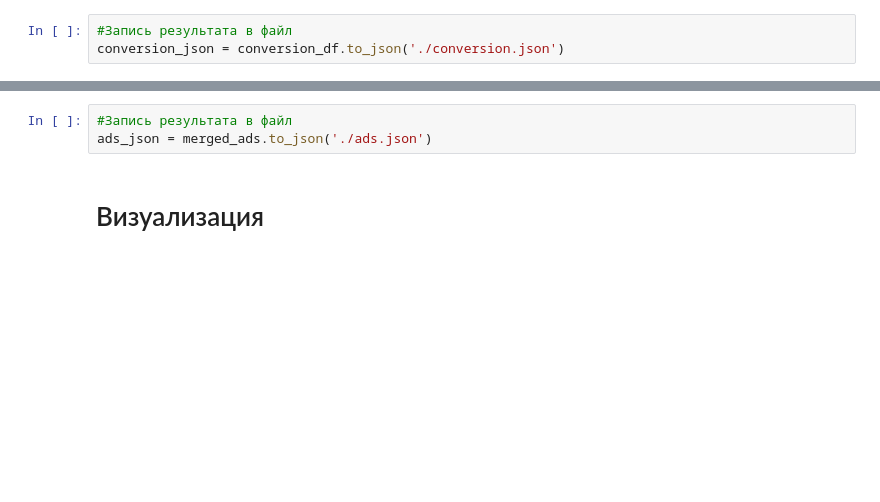
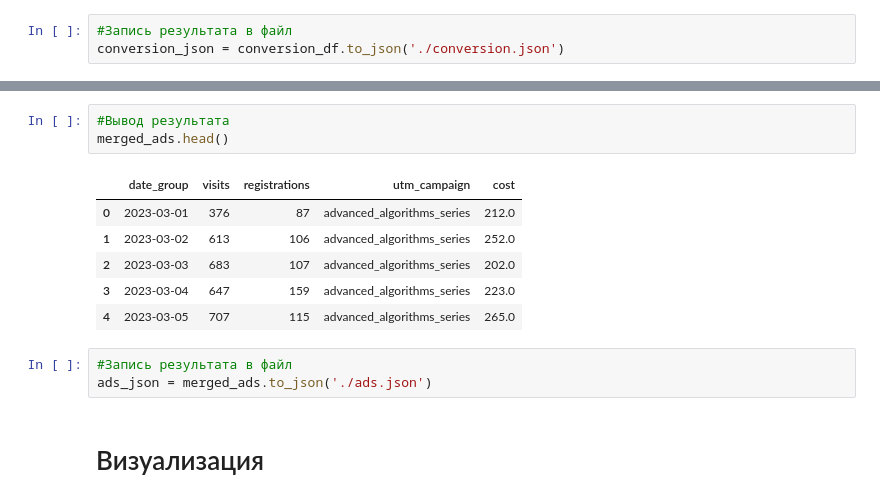
Before and after one commit to LiliyaSamigullina/cr-analysis-study-project, a Jupyter notebook: charts_project.ipynb, the cells around one changed output, grey strips where cells are left out. Cells and saved outputs as stored; diff of their text form; blank space fills up the shorter version.

```diff
--- a/charts_project.ipynb
+++ b/charts_project.ipynb
@@ -95,3 +106,13 @@ merged_ads['cost'] = merged_ads['cost'].fillna(0)
+# %%
+#Вывод результата
+merged_ads.head()
+# %% [output]
+|  | date_group | visits | registrations | utm_campaign | cost |
+| 0 | 2023-03-01 | 376 | 87 | advanced_algorithms_series | 212.0 |
+| 1 | 2023-03-02 | 613 | 106 | advanced_algorithms_series | 252.0 |
+| 2 | 2023-03-03 | 683 | 107 | advanced_algorithms_series | 202.0 |
+| 3 | 2023-03-04 | 647 | 159 | advanced_algorithms_series | 223.0 |
+| 4 | 2023-03-05 | 707 | 115 | advanced_algorithms_series | 265.0 |
 # %%
 #Запись результата в файл
 ads_json = merged_ads.to_json('./ads.json')
```
Also changed, not shown: parts of 10 cells of this notebook.
